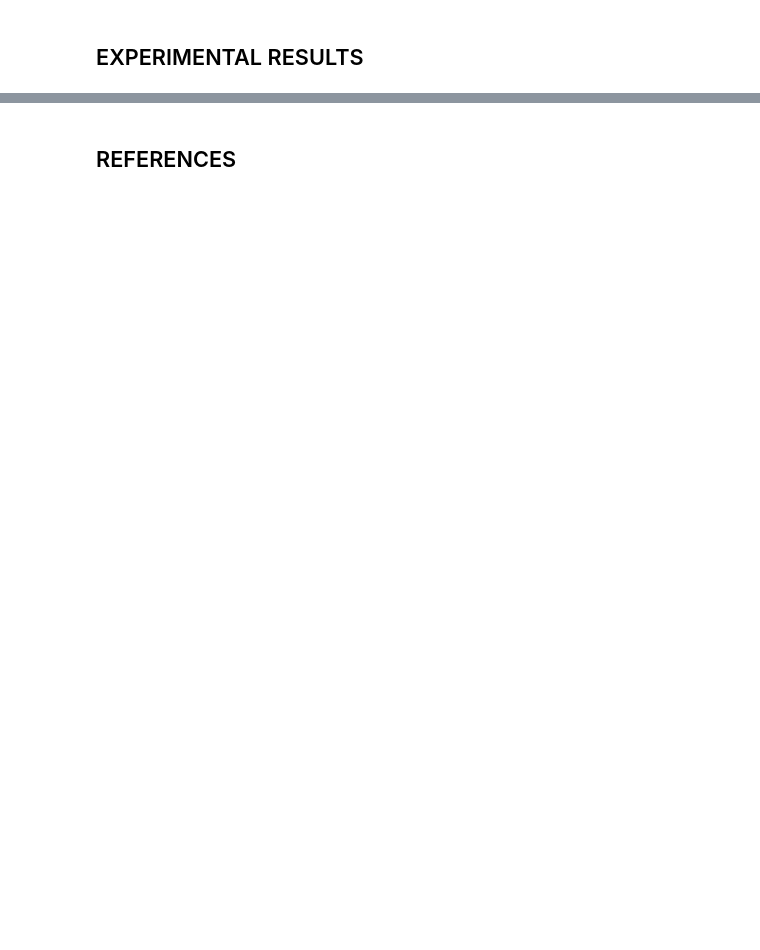
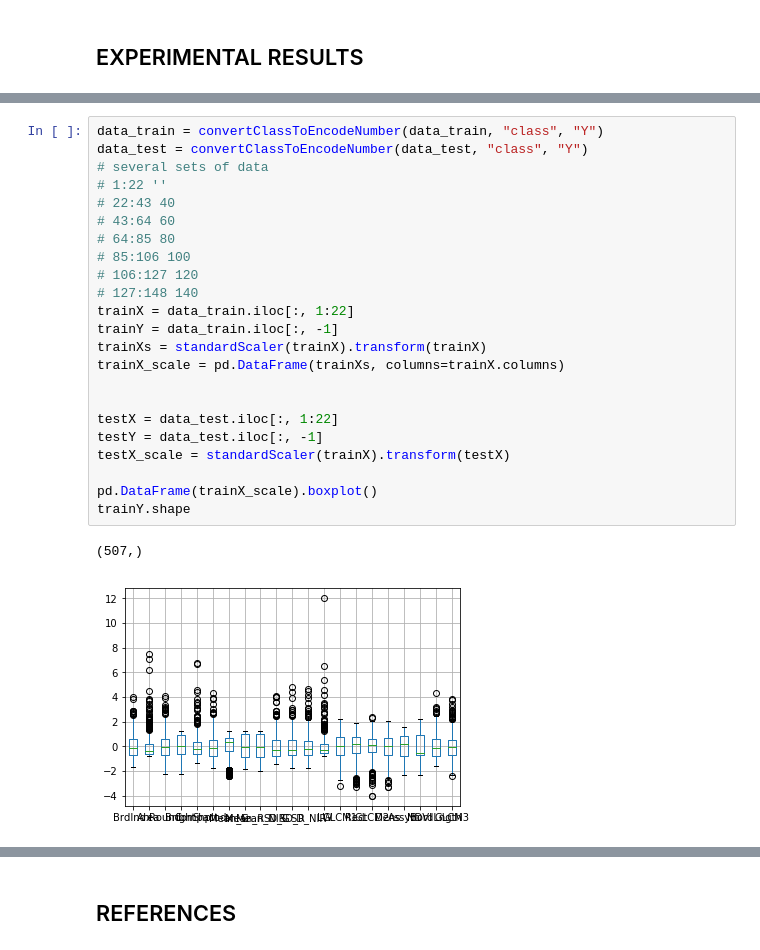
Before and after one commit to alex44jzy/NUS-CI1-CA1, a Jupyter notebook: svm/svmpy.ipynb, the cells around one changed output, grey strips where cells are left out. Drawn from its saved outputs; the diff is of its cells as text; blank space fills up the shorter version.

```diff
--- a/svm/svmpy.ipynb
+++ b/svm/svmpy.ipynb
@@ -180,0 +238,26 @@ As such, the proper procedures were proposed step by step as follows:
+# %%
+data_train = convertClassToEncodeNumber(data_train, "class", "Y")
+data_test = convertClassToEncodeNumber(data_test, "class", "Y")
+# several sets of data
+# 1:22 ''
+# 22:43 40
+# 43:64 60
+# 64:85 80
+# 85:106 100
+# 106:127 120
+# 127:148 140
+trainX = data_train.iloc[:, 1:22]
+trainY = data_train.iloc[:, -1]
+trainXs = standardScaler(trainX).transform(trainX)
+trainX_scale = pd.DataFrame(trainXs, columns=trainX.columns)
+
+
+testX = data_test.iloc[:, 1:22]
+testY = data_test.iloc[:, -1]
+testX_scale = standardScaler(trainX).transform(testX)
+
+pd.DataFrame(trainX_scale).boxplot()
+trainY.shape
+# %% [output]
+(507,)
+[figure, added]
```
Also changed, not shown: parts of 23 cells of this notebook.
